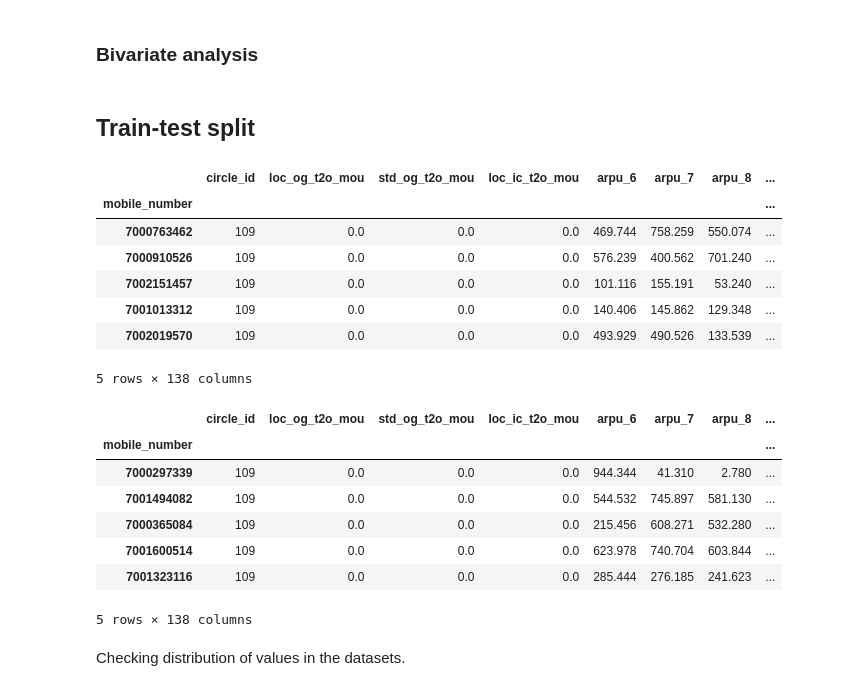
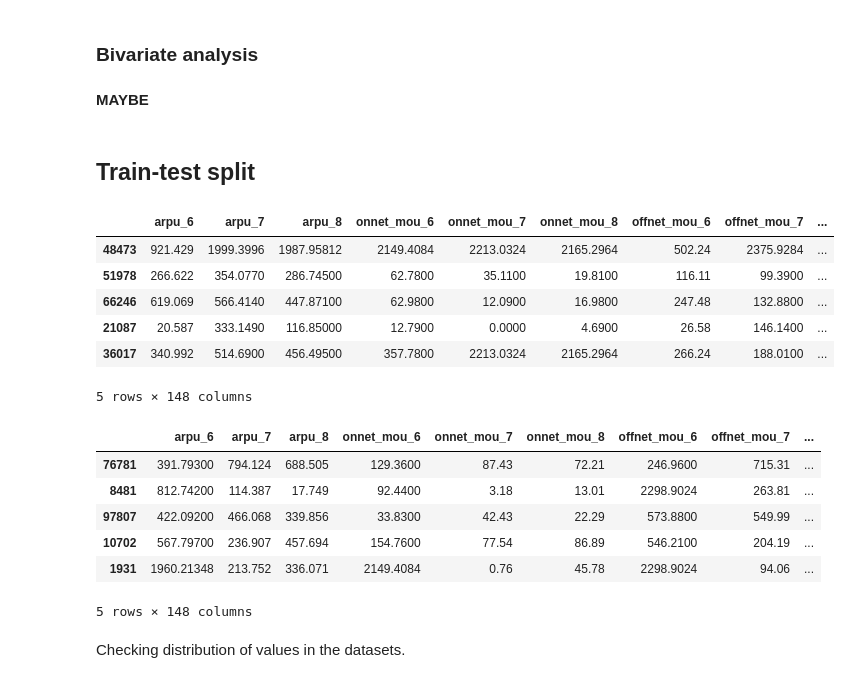
Before and after one commit to kavurisrikanth/telecom-churn-case-study, a Jupyter notebook: telecom_churn.ipynb, the cells around one changed output. Saved outputs shown, nothing was run; the diff lists cells and outputs as text; code cells hidden in the pictures.

```diff
--- a/telecom_churn.ipynb
+++ b/telecom_churn.ipynb
@@ -706,0 +544,12 @@ data.shape
+# %%
+for col in numeric_cols:
+    q3 = np.percentile(data[col], 75)
+    q1 = np.percentile(data[col], 25)
+    iqr = q3 - q1
+
+    lo = q1 - 1.5 * iqr
+    hi = q3 + 1.5 * iqr
+
+    imp = np.percentile(data[col], 99)
+
+    data.loc[(data[col] < lo) | (data[col] > hi), col] = imp
@@ -707,2 +573,17 @@ data.shape
+# %%
+add_diff_cols = ['arpu', 'onnet_mou', 'offnet_mou', 'roam_ic_mou', 'roam_og_mou', 'std_ic_mou', 'std_og_mou', 'loc_ic_mou', 'loc_og_mou', 'isd_ic_mou', 'isd_og_mou', 'spl_ic_mou', 'spl_og_mou', 'total_ic_mou', 'total_og_mou', 'total_rech_amt', 'total_rech_num', 'max_rech_amt', 'vol_2g_mb', 'vol_3g_mb', 'vbc_3g']
+# %%
+for col in add_diff_cols:
+    jun = col + '_6'
+    jul = col + '_7'
+    aug = col + '_8'
+    if jun not in data.columns:
+        print(f'{jun} not found.')
+    elif jul not in data.columns:
+        print(f'{jul} not found.')
+    elif aug not in data.columns:
+        print(f'{aug} not found.')
+    else:
+        data[col + '_diff'] = data[aug] - ((data[jun] + data[jul])/2)
 # %% [markdown]
 ## EDA
@@ -762,6 +648,8 @@ def plot_cols(cols):
 # plot_cols(mou_cols)
 # %% [markdown]
 ### Bivariate analysis
+# %% [markdown]
+**MAYBE**
 # %% [markdown]
 ## Train-test split
 # %%
@@ -775,29 +663,27 @@ X, y = split_x_and_y(data)
 # %%
 from sklearn.model_selection import train_test_split
 
-X_train, X_test, y_train, y_test = train_test_split(X, y, test_size=0.3, random_state=42, stratify=y)
+X_train_base, X_test_base, y_train_base, y_test = train_test_split(X, y, test_size=0.3, random_state=42, stratify=y)
 # %%
-X_train.head()
+X_train_base.head()
 # %% [output]
-|  | circle_id | loc_og_t2o_mou | std_og_t2o_mou | loc_ic_t2o_mou | arpu_6 | arpu_7 | arpu_8 | ... |
-| mobile_number |  |  |  |  |  |  |  | ... |
-| 7000763462 | 109 | 0.0 | 0.0 | 0.0 | 469.744 | 758.259 | 550.074 | ... |
-| 7000910526 | 109 | 0.0 | 0.0 | 0.0 | 576.239 | 400.562 | 701.240 | ... |
-| 7002151457 | 109 | 0.0 | 0.0 | 0.0 | 101.116 | 155.191 | 53.240 | ... |
-| 7001013312 | 109 | 0.0 | 0.0 | 0.0 | 140.406 | 145.862 | 129.348 | ... |
-| 7002019570 | 109 | 0.0 | 0.0 | 0.0 | 493.929 | 490.526 | 133.539 | ... |
+|  | arpu_6 | arpu_7 | arpu_8 | onnet_mou_6 | onnet_mou_7 | onnet_mou_8 | offnet_mou_6 | offnet_mou_7 | ... |
+| 48473 | 921.429 | 1999.3996 | 1987.95812 | 2149.4084 | 2213.0324 | 2165.2964 | 502.24 | 2375.9284 | ... |
+| 51978 | 266.622 | 354.0770 | 286.74500 | 62.7800 | 35.1100 | 19.8100 | 116.11 | 99.3900 | ... |
+| 66246 | 619.069 | 566.4140 | 447.87100 | 62.9800 | 12.0900 | 16.9800 | 247.48 | 132.8800 | ... |
+| 21087 | 20.587 | 333.1490 | 116.85000 | 12.7900 | 0.0000 | 4.6900 | 26.58 | 146.1400 | ... |
+| 36017 | 340.992 | 514.6900 | 456.49500 | 357.7800 | 2213.0324 | 2165.2964 | 266.24 | 188.0100 | ... |
-5 rows × 138 columns
+5 rows × 148 columns
 # %%
-X_test.head()
+X_test_base.head()
 # %% [output]
-|  | circle_id | loc_og_t2o_mou | std_og_t2o_mou | loc_ic_t2o_mou | arpu_6 | arpu_7 | arpu_8 | ... |
-| mobile_number |  |  |  |  |  |  |  | ... |
-| 7000297339 | 109 | 0.0 | 0.0 | 0.0 | 944.344 | 41.310 | 2.780 | ... |
-| 7001494082 | 109 | 0.0 | 0.0 | 0.0 | 544.532 | 745.897 | 581.130 | ... |
-| 7000365084 | 109 | 0.0 | 0.0 | 0.0 | 215.456 | 608.271 | 532.280 | ... |
-| 7001600514 | 109 | 0.0 | 0.0 | 0.0 | 623.978 | 740.704 | 603.844 | ... |
-| 7001323116 | 109 | 0.0 | 0.0 | 0.0 | 285.444 | 276.185 | 241.623 | ... |
+|  | arpu_6 | arpu_7 | arpu_8 | onnet_mou_6 | onnet_mou_7 | onnet_mou_8 | offnet_mou_6 | offnet_mou_7 | ... |
+| 76781 | 391.79300 | 794.124 | 688.505 | 129.3600 | 87.43 | 72.21 | 246.9600 | 715.31 | ... |
+| 8481 | 812.74200 | 114.387 | 17.749 | 92.4400 | 3.18 | 13.01 | 2298.9024 | 263.81 | ... |
+| 97807 | 422.09200 | 466.068 | 339.856 | 33.8300 | 42.43 | 22.29 | 573.8800 | 549.99 | ... |
+| 10702 | 567.79700 | 236.907 | 457.694 | 154.7600 | 77.54 | 86.89 | 546.2100 | 204.19 | ... |
+| 1931 | 1960.21348 | 213.752 | 336.071 | 2149.4084 | 0.76 | 45.78 | 2298.9024 | 94.06 | ... |
-5 rows × 138 columns
+5 rows × 148 columns
 # %% [markdown]
 Checking distribution of values in the datasets.
 # %%
```
Also changed, not shown: parts of 343 cells of this notebook, 1 other file.
